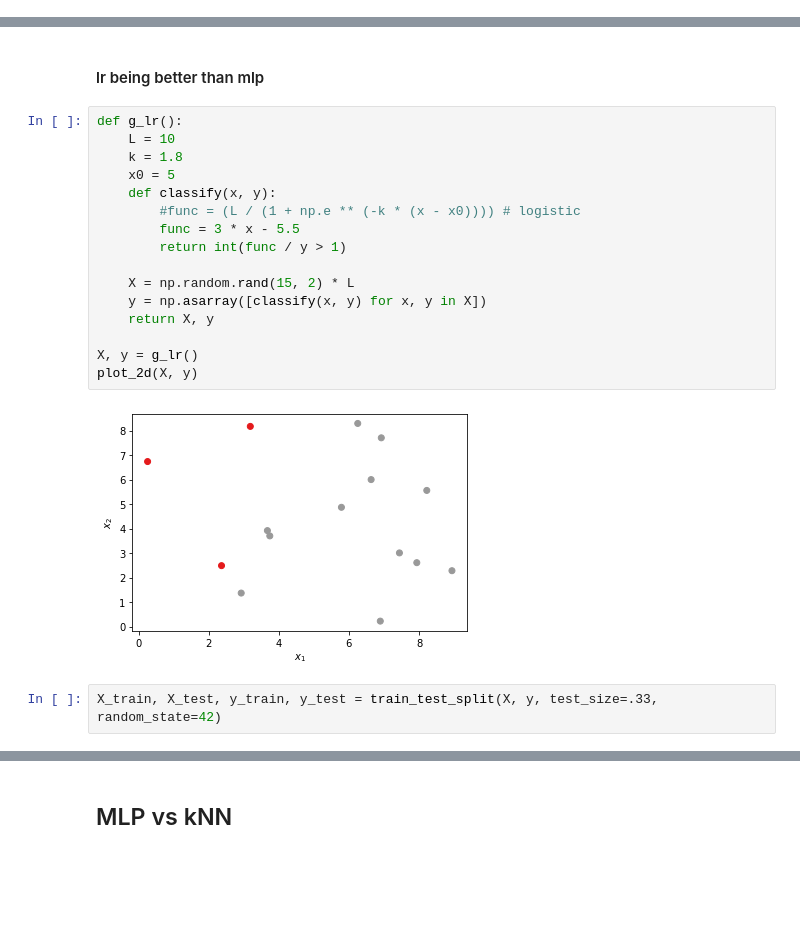
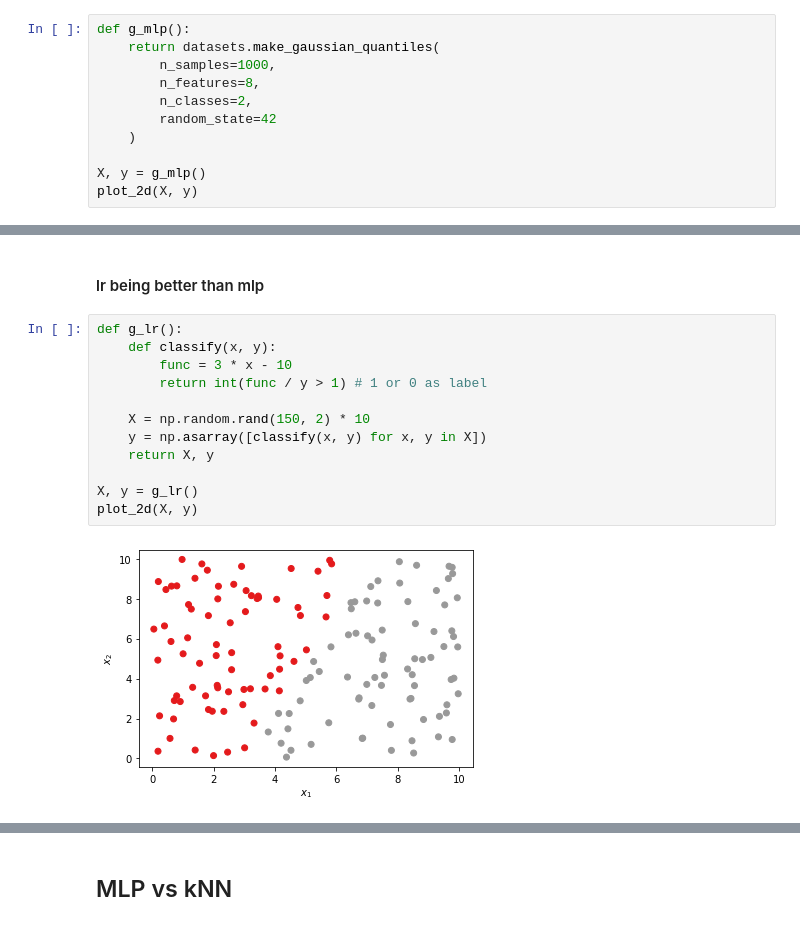
Before and after one commit to MBorgesT/ML_Assignment, a Jupyter notebook: matheus_draft.ipynb, the cells around one changed output, grey strips where cells are left out. Cells and saved outputs as stored; diff of their text form; blank space fills up the shorter version.

```diff
--- a/matheus_draft.ipynb
+++ b/matheus_draft.ipynb
@@ -18,0 +21,11 @@ warnings.simplefilter(action='ignore', category=FutureWarning)
+# %%
+def g_mlp():
+    return datasets.make_gaussian_quantiles(
+        n_samples=1000,
+        n_features=8,
+        n_classes=2,
+        random_state=42
+    )
+
+X, y = g_mlp()
+plot_2d(X, y)
@@ -20,21 +73,15 @@ warnings.simplefilter(action='ignore', category=FutureWarning)
 <h4>lr being better than mlp</h4>
 # %%
 def g_lr():
-    L = 10
-    k = 1.8
-    x0 = 5
     def classify(x, y):
-        #func = (L / (1 + np.e ** (-k * (x - x0)))) # logistic
-        func = 3 * x - 5.5
-        return int(func / y > 1)
+        func = 3 * x - 10
+        return int(func / y > 1) # 1 or 0 as label
 
-    X = np.random.rand(15, 2) * L
+    X = np.random.rand(150, 2) * 10
     y = np.asarray([classify(x, y) for x, y in X])
     return X, y
 
 X, y = g_lr()
 plot_2d(X, y)
 # %% [output]
-[figure, old version]
+[figure, new version]
-# %%
-X_train, X_test, y_train, y_test = train_test_split(X, y, test_size=.33, random_state=42)
```
Also changed, not shown: parts of 20 cells of this notebook, 1 other file.
